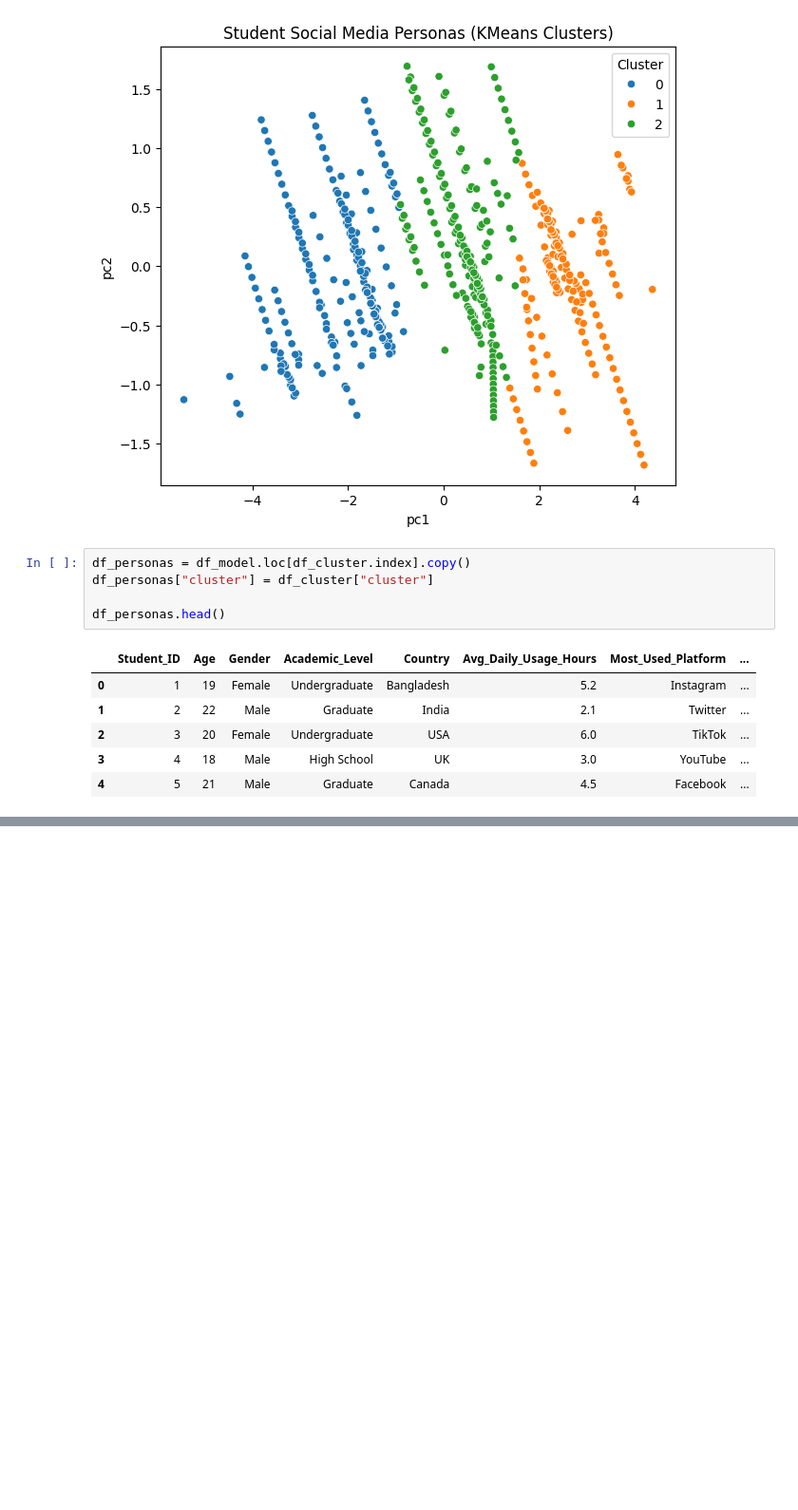
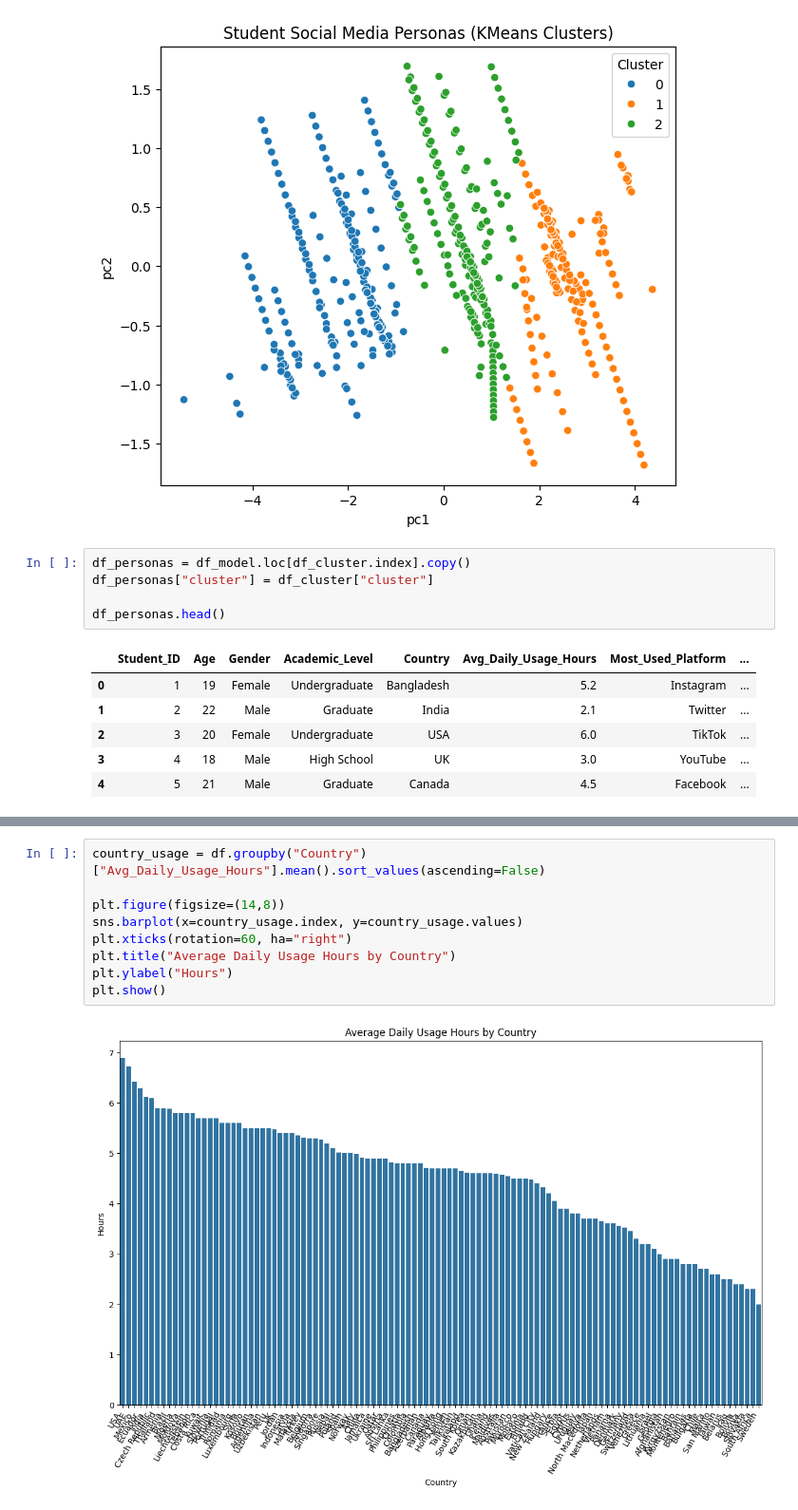
Before and after one commit to Annrosejojue/student-social-media-ml, a Jupyter notebook: Social_Media_&_Relationships_.ipynb, the cells around one changed output, grey strips where cells are left out. Shown at 95% size. Saved outputs shown, nothing was run; the diff lists cells and outputs as text; blank space fills up the shorter version.

```diff
--- a/Social_Media_&_Relationships_.ipynb
+++ b/Social_Media_&_Relationships_.ipynb
@@ -399,0 +459,11 @@ df_personas.head()
+# %%
+country_usage = df.groupby("Country")["Avg_Daily_Usage_Hours"].mean().sort_values(ascending=False)
+
+plt.figure(figsize=(14,8))
+sns.barplot(x=country_usage.index, y=country_usage.values)
+plt.xticks(rotation=60, ha="right")
+plt.title("Average Daily Usage Hours by Country")
+plt.ylabel("Hours")
+plt.show()
+# %% [output]
+[figure, added]
```
Also changed, not shown: parts of 12 cells of this notebook.
